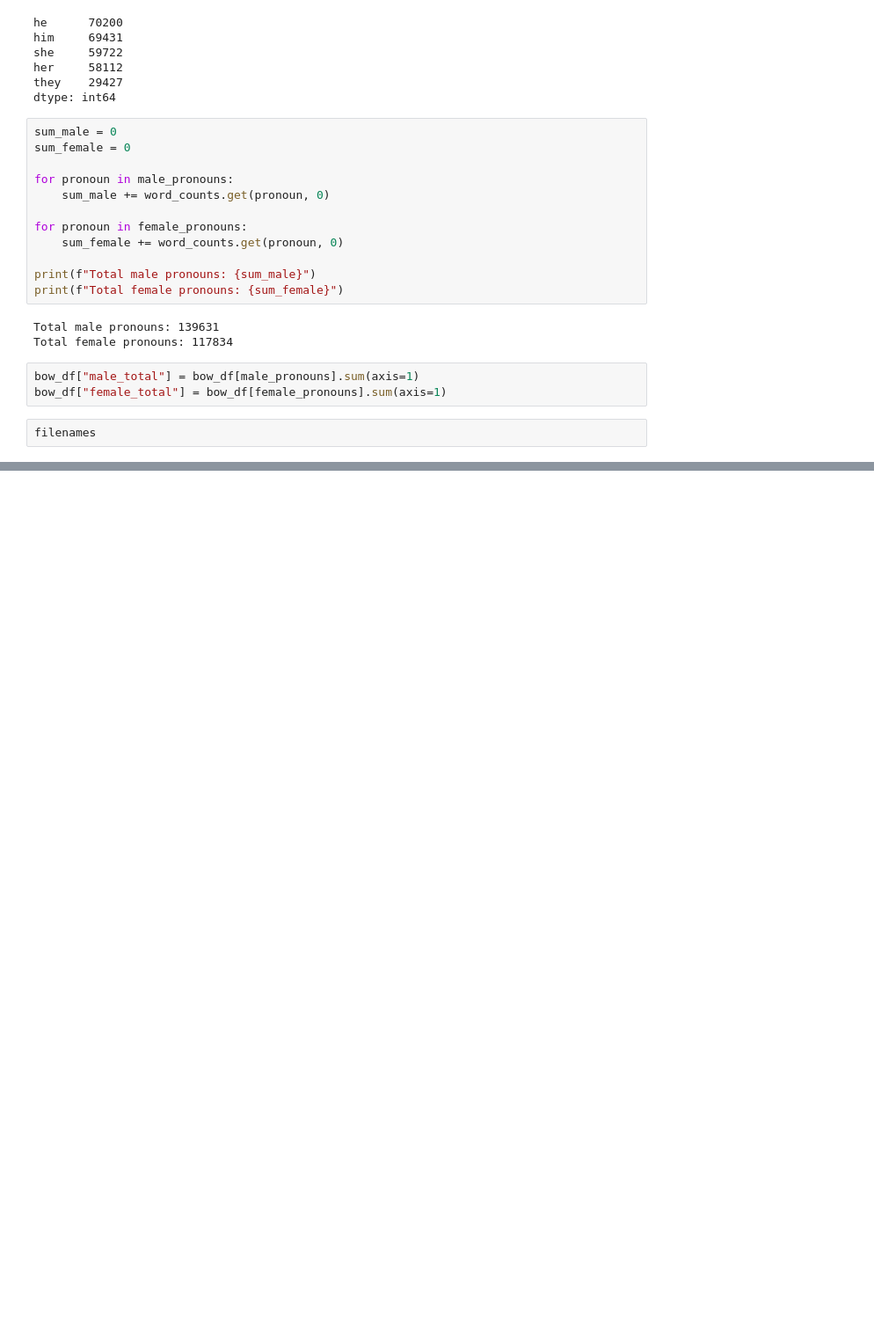
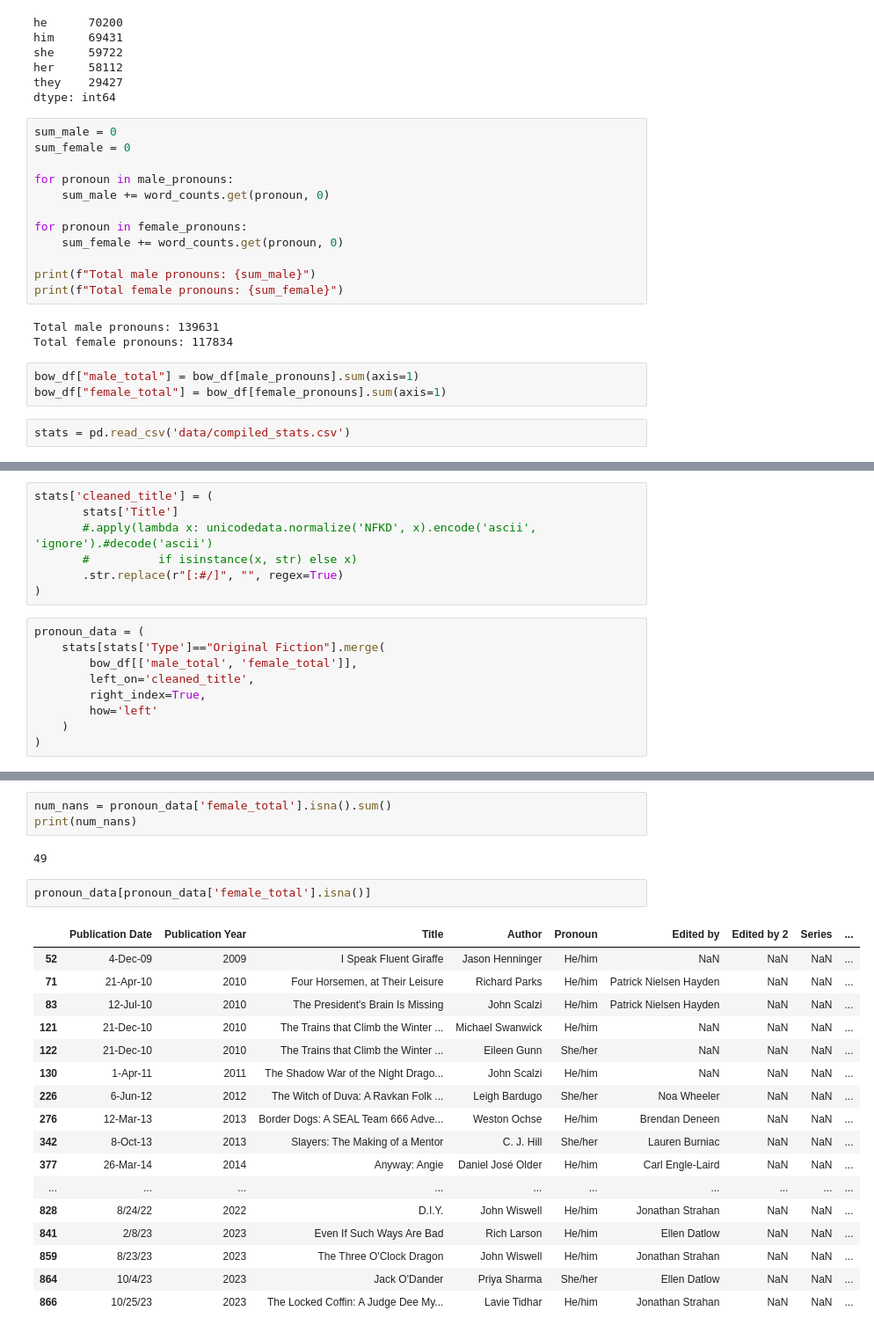
Before and after one commit to batmandoescalc/gvp, a Jupyter notebook: explore_stop_words.ipynb, the cells around one changed output, grey strips where cells are left out. Shown at 88% size. Cells and saved outputs as stored; diff of their text form; blank space fills up the shorter version.

Commit message:
cleaning titles in compiled_stats to match filenames

```diff
--- a/explore_stop_words.ipynb
+++ b/explore_stop_words.ipynb
@@ -92,4 +93,4 @@ Total female pronouns: 117834
 bow_df["male_total"] = bow_df[male_pronouns].sum(axis=1)
 bow_df["female_total"] = bow_df[female_pronouns].sum(axis=1)
 # %%
-filenames
+stats = pd.read_csv('data/compiled_stats.csv')
@@ -113,0 +97,16 @@ filenames
+# %%
+stats['cleaned_title'] = (
+       stats['Title']
+       #.apply(lambda x: unicodedata.normalize('NFKD', x).encode('ascii', 'ignore').#decode('ascii')
+       #          if isinstance(x, str) else x)
+       .str.replace(r"[:#/]", "", regex=True)
+)
+# %%
+pronoun_data = (
+    stats[stats['Type']=="Original Fiction"].merge(
+        bow_df[['male_total', 'female_total']],
+        left_on='cleaned_title',
+        right_index=True,
+        how='left'
+    )
+)
@@ -113,0 +122,25 @@ filenames
+# %%
+num_nans = pronoun_data['female_total'].isna().sum()
+print(num_nans)
+# %% [output]
+49
+# %%
+pronoun_data[pronoun_data['female_total'].isna()]
+# %% [output]
+|  | Publication Date | Publication Year | Title | Author | Pronoun | Edited by | Edited by 2 | Series | ... |
+| 52 | 4-Dec-09 | 2009 | I Speak Fluent Giraffe | Jason Henninger | He/him | NaN | NaN | NaN | ... |
+| 71 | 21-Apr-10 | 2010 | Four Horsemen, at Their Leisure | Richard Parks | He/him | Patrick Nielsen Hayden | NaN | NaN | ... |
+| 83 | 12-Jul-10 | 2010 | The President's Brain Is Missing | John Scalzi | He/him | Patrick Nielsen Hayden | NaN | NaN | ... |
+| 121 | 21-Dec-10 | 2010 | The Trains that Climb the Winter ... | Michael Swanwick | He/him | NaN | NaN | NaN | ... |
+| 122 | 21-Dec-10 | 2010 | The Trains that Climb the Winter ... | Eileen Gunn | She/her | NaN | NaN | NaN | ... |
+| 130 | 1-Apr-11 | 2011 | The Shadow War of the Night Drago... | John Scalzi | He/him | NaN | NaN | NaN | ... |
+| 226 | 6-Jun-12 | 2012 | The Witch of Duva: A Ravkan Folk ... | Leigh Bardugo | She/her | Noa Wheeler | NaN | NaN | ... |
+| 276 | 12-Mar-13 | 2013 | Border Dogs: A SEAL Team 666 Adve... | Weston Ochse | He/him | Brendan Deneen | NaN | NaN | ... |
+| 342 | 8-Oct-13 | 2013 | Slayers: The Making of a Mentor | C. J. Hill | She/her | Lauren Burniac | NaN | NaN | ... |
+| 377 | 26-Mar-14 | 2014 | Anyway: Angie | Daniel José Older | He/him | Carl Engle-Laird | NaN | NaN | ... |
+| ... | ... | ... | ... | ... | ... | ... | ... | ... | ... |
+| 828 | 8/24/22 | 2022 | D.I.Y. | John Wiswell | He/him | Jonathan Strahan | NaN | NaN | ... |
+| 841 | 2/8/23 | 2023 | Even If Such Ways Are Bad | Rich Larson | He/him | Ellen Datlow | NaN | NaN | ... |
+| 859 | 8/23/23 | 2023 | The Three O'Clock Dragon | John Wiswell | He/him | Jonathan Strahan | NaN | NaN | ... |
+| 864 | 10/4/23 | 2023 | Jack O'Dander | Priya Sharma | She/her | Ellen Datlow | NaN | NaN | ... |
+| 866 | 10/25/23 | 2023 | The Locked Coffin: A Judge Dee My... | Lavie Tidhar | He/him | Jonathan Strahan | NaN | NaN | ... |
```
Also changed, not shown: parts of 3 cells of this notebook, 1 other file.
